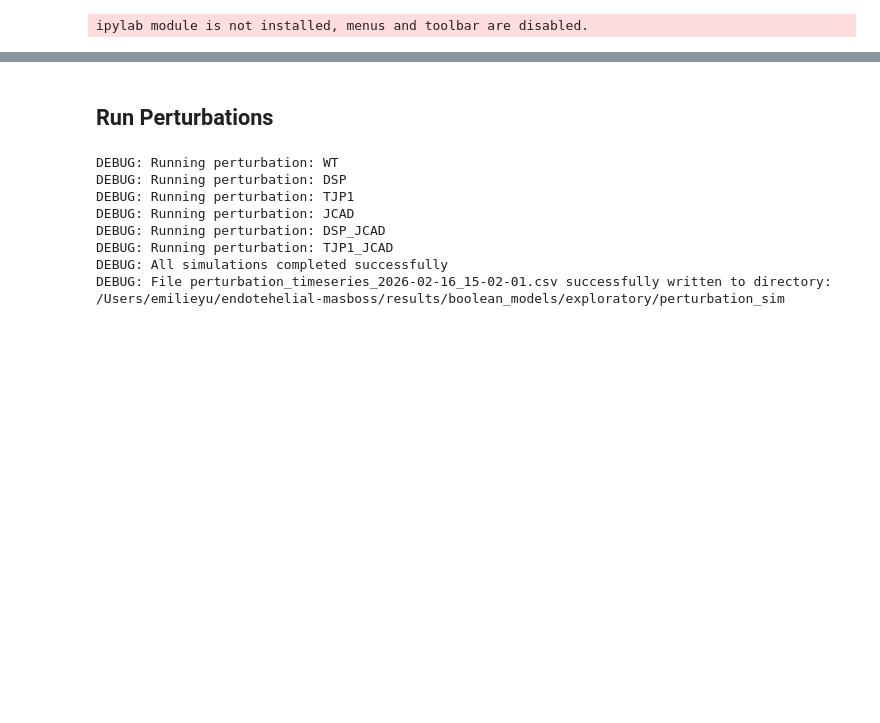
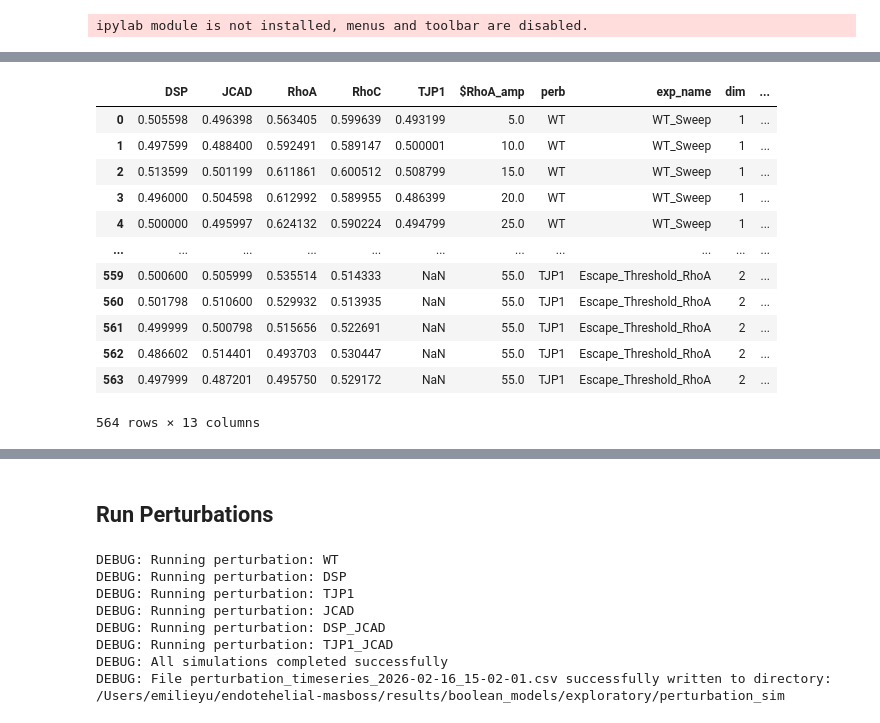
Before and after one commit to emilieyuu/endotehelial-masboss, a Jupyter notebook: notebooks/05_runs_exploratory.ipynb, the cells around one changed output, grey strips where cells are left out. Cells and saved outputs as stored; diff of their text form; code cells hidden in the pictures; blank space fills up the shorter version.

```diff
--- a/notebooks/05_runs_exploratory.ipynb
+++ b/notebooks/05_runs_exploratory.ipynb
@@ -52,0 +237,2 @@ base_model.param['sample_count'] = 5000
+# %%
+df = run_sweeps(base_model, exp_cfg, perb_config, param_values)
@@ -52,0 +257,16 @@ base_model.param['sample_count'] = 5000
+# %%
+df
+# %% [output]
+|  | DSP | JCAD | RhoA | RhoC | TJP1 | $RhoA_amp | perb | exp_name | dim | ... |
+| 0 | 0.505598 | 0.496398 | 0.563405 | 0.599639 | 0.493199 | 5.0 | WT | WT_Sweep | 1 | ... |
+| 1 | 0.497599 | 0.488400 | 0.592491 | 0.589147 | 0.500001 | 10.0 | WT | WT_Sweep | 1 | ... |
+| 2 | 0.513599 | 0.501199 | 0.611861 | 0.600512 | 0.508799 | 15.0 | WT | WT_Sweep | 1 | ... |
+| 3 | 0.496000 | 0.504598 | 0.612992 | 0.589955 | 0.486399 | 20.0 | WT | WT_Sweep | 1 | ... |
+| 4 | 0.500000 | 0.495997 | 0.624132 | 0.590224 | 0.494799 | 25.0 | WT | WT_Sweep | 1 | ... |
+| ... | ... | ... | ... | ... | ... | ... | ... | ... | ... | ... |
+| 559 | 0.500600 | 0.505999 | 0.535514 | 0.514333 | NaN | 55.0 | TJP1 | Escape_Threshold_RhoA | 2 | ... |
+| 560 | 0.501798 | 0.510600 | 0.529932 | 0.513935 | NaN | 55.0 | TJP1 | Escape_Threshold_RhoA | 2 | ... |
+| 561 | 0.499999 | 0.500798 | 0.515656 | 0.522691 | NaN | 55.0 | TJP1 | Escape_Threshold_RhoA | 2 | ... |
+| 562 | 0.486602 | 0.514401 | 0.493703 | 0.530447 | NaN | 55.0 | TJP1 | Escape_Threshold_RhoA | 2 | ... |
+| 563 | 0.497999 | 0.487201 | 0.495750 | 0.529172 | NaN | 55.0 | TJP1 | Escape_Threshold_RhoA | 2 | ... |
+564 rows × 13 columns
```
Also changed, not shown: parts of 21 cells of this notebook, 8 other files.
